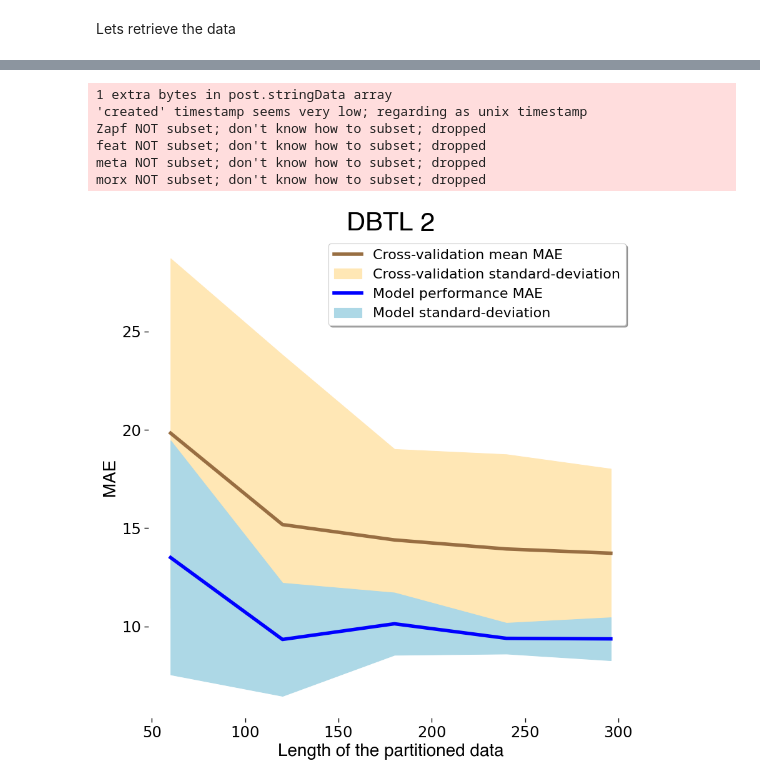
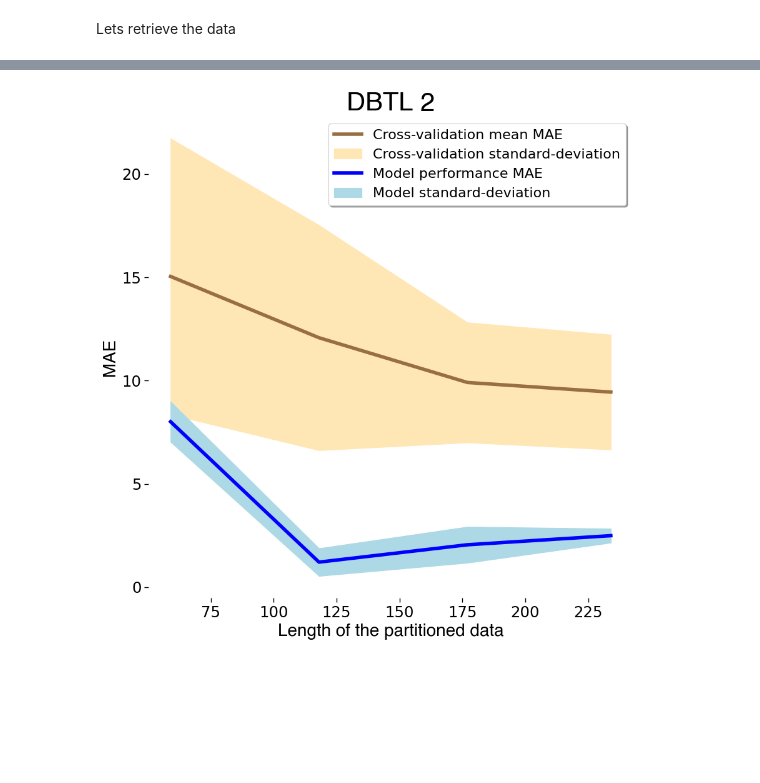
Before and after one commit to hiyama341/teemi, a Jupyter notebook: colab_notebooks/11_2_LEARN_DataAnalysisML.ipynb, the cells around one changed output, grey strips where cells are left out. Saved outputs shown, nothing was run; the diff lists cells and outputs as text; code cells hidden in the pictures; blank space fills up the shorter version.

```diff
--- a/colab_notebooks/11_2_LEARN_DataAnalysisML.ipynb
+++ b/colab_notebooks/11_2_LEARN_DataAnalysisML.ipynb
@@ -1090,9 +1290,9 @@ In the following the LCMS data were concatenated in reverse order but run excact
 ### 6.1 - Visiualizing the learning curve
 # %%
 import os
-
+dir_path = 'G8H_CPR_library/data/09-AutoML/learning_curve_data/second_round/nfold_10/0sec_experiment/average_of_same_genotypes/shuffled_random2/'
 # folder path
-dir_path = 'G8H_CPR_library/data/09-AutoML/learning_curve_data/second_round/nfold_10/0sec_experiment/shuffled_random1/'
+#dir_path = 'G8H_CPR_library/data/09-AutoML/learning_curve_data/second_round/nfold_10/0sec_experiment/average_of_same_genotypes/Not_shuffled_wrong_trained_on_the first_datapoint_and_not_average/trained_on_real_values_not average/'
 
 # list file and directories
 res = os.listdir(dir_path)
@@ -1190,27 +1382,21 @@ from teemi.learn.plotting import plot_ml_learning_curve
 # %%
 # CV
 x = list(cross_validated_results.index)
 y = list(cross_validated_results['mean'])
 sd =  np.array(list(cross_validated_results_sd['mean']))
 
 # model_performance
 y1 = list(test_results['mean'])
 sd1 = np.array(list(test_results['std']))
 
-plot = plot_ml_learning_curve(x, y1, y,sd1,  sd, save_pdf = True ,
-                              path = 'G8H_CPR_library/data/10-plots/11_2_LEARN_Data_analysis/Learning_curve_on_partitioned_data_DBTL2_10_height_10_length.pdf',
+plot = plot_ml_learning_curve(x, y1, y,sd1,  sd, save_pdf = False ,
+                              path = 'G8H_CPR_library/data/10-plots/11_2_LEARN_Data_analysis/Learning_curve_on_partitioned_data_DBTL2_23_1002',
                              size_height = 10,
                              size_length = 10,
                              linewidth=4,
                              title = 'DBTL 2'
 )
 # %% [output]
-1 extra bytes in post.stringData array
-'created' timestamp seems very low; regarding as unix timestamp
-Zapf NOT subset; don't know how to subset; dropped
-feat NOT subset; don't know how to subset; dropped
-meta NOT subset; don't know how to subset; dropped
-morx NOT subset; don't know how to subset; dropped
-[figure, old version]
+[figure, new version]
 # %%
 h2o.shutdown()
```
Also changed, not shown: parts of 19 cells of this notebook, 4 other files.
